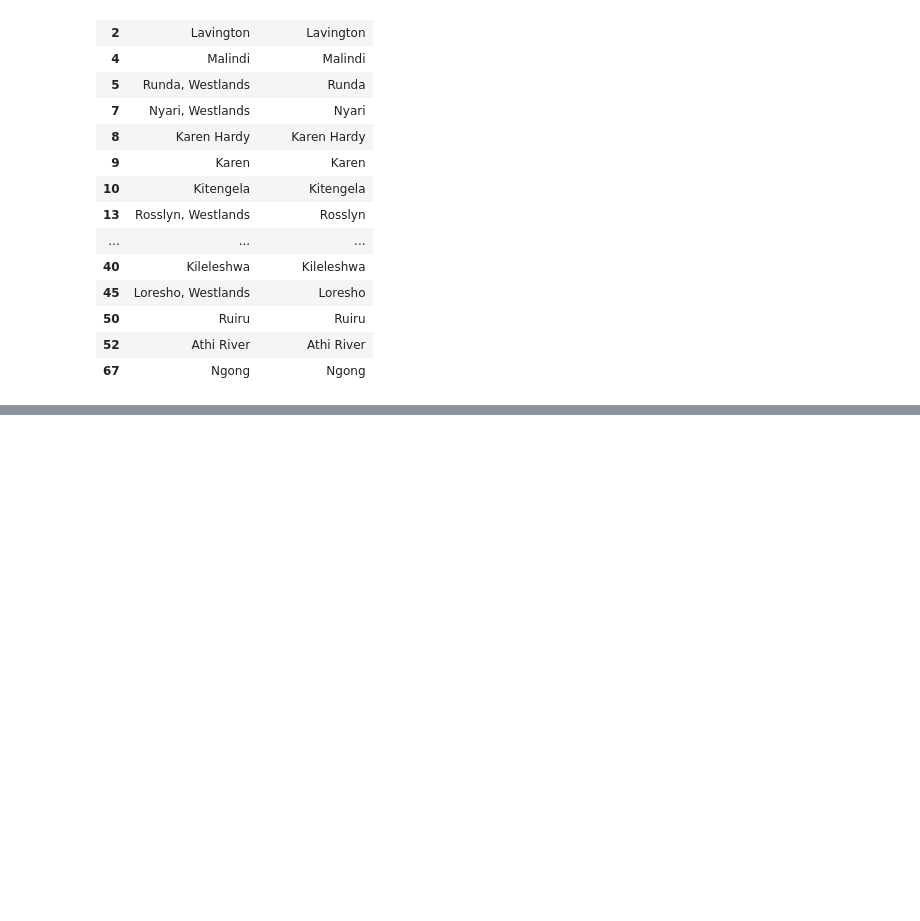
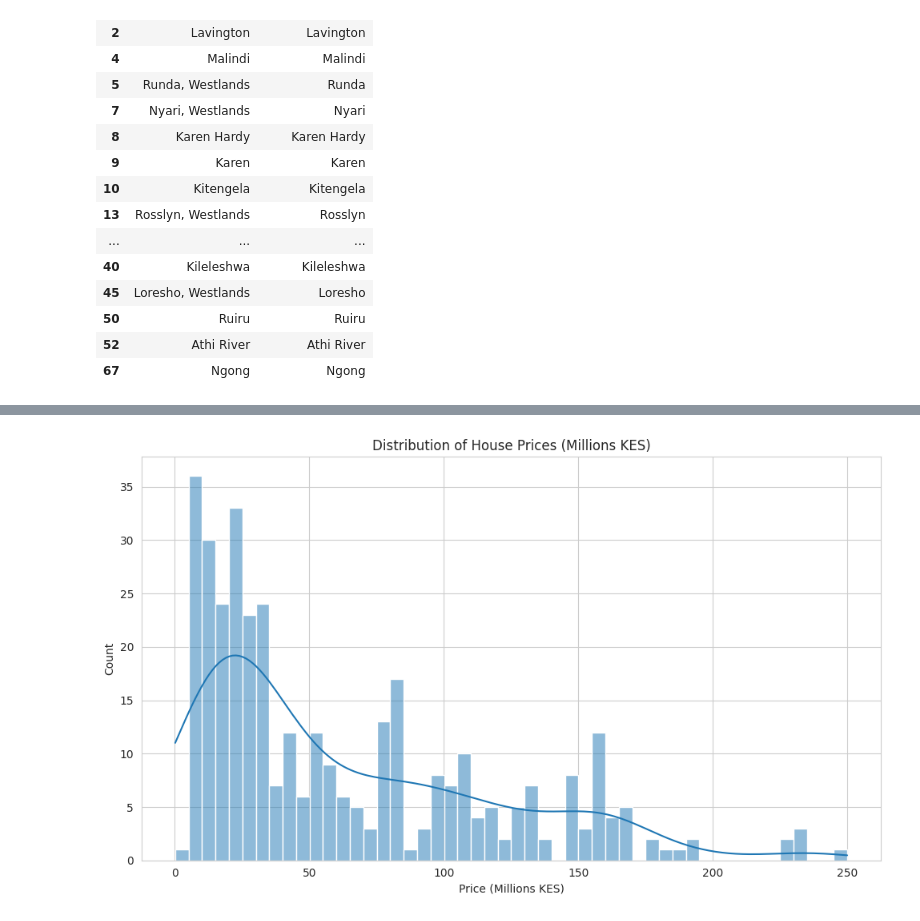
Before and after one commit to Rozieroz/Nairobi-House-Price-Prediction, a Jupyter notebook: notebooks/2_data_cleaning_feature_engineering.ipynb, the cells around one changed output, grey strips where cells are left out. Drawn from its saved outputs; the diff is of its cells as text; code cells hidden in the pictures; blank space fills up the shorter version.

```diff
--- a/notebooks/2_data_cleaning_feature_engineering.ipynb
+++ b/notebooks/2_data_cleaning_feature_engineering.ipynb
@@ -137,9 +134,22 @@ def clean_price(price_str):
         return np.nan
 
 df['Price_Numeric'] = df['Price'].apply(clean_price)
-print(df[['Price', 'Price_Numeric']].head(10))
+
+# convert to millions if price is in millions (e.g., "1.5M" -> 1500000)
+def to_millions(price):
+    if pd.isna(price):
+        return np.nan
+    return price / 1_000_000
+
+df['Price_Millions'] = df['Price_Numeric'].apply(to_millions)
+
+print(df[['Price', 'Price_Numeric', 'Price_Millions']].head(10))
 
 # Drop rows where price couldn't be parsed
 df = df.dropna(subset=['Price_Numeric'])
 print(f"Shape after dropping invalid prices: {df.shape}")
+
+# Check price distribution
+print("Minimum price (Millions KSh):", df['Price_Millions'].min())
+print("Maximum price (Millions KSh):", df['Price_Millions'].max())
 # %% [output]
@@ -324,37 +369,93 @@ df['Bathrooms_Num'] = df['Bathrooms'].apply(extract_number)
 # ===========================================================
 # Basic EDA
 
-# %%
+filename='../reports'
+os.makedirs(filename, exist_ok=True)
+
 # Summary statistics for numeric columns
 df[['Price_Numeric', 'Size_SQM', 'Price_per_SQM', 'Bedrooms_Num', 'Bathrooms_Num', 'Amenity_Count']].describe()
 
-# %%
+
 # Distribution of prices
 plt.figure()
-sns.histplot(df['Price_Numeric'], bins=50, kde=True)
-plt.title('Distribution of House Prices (KES)')
-plt.xlabel('Price (KES)')
+sns.histplot(df['Price_Millions'], bins=50, kde=True)
+plt.title('Distribution of House Prices (Millions KES)')
+plt.xlabel('Price (Millions KES)')
 plt.tight_layout()
 plt.savefig('../reports/price_distribution.png')
 plt.show()
 
-# %%
+
 # Top locations by median price
 top_locs = df.groupby('Location_Clean')['Price_Numeric'].median().sort_values(ascending=False).head(15)
 plt.figure()
 top_locs.plot(kind='bar')
 plt.title('Top 15 Locations by Median Price')
 plt.ylabel('Median Price (KES)')
 plt.tight_layout()
 plt.savefig('../reports/top_locations.png')
 plt.show()
 
-# %%
+
 # Correlation heatmap
 numeric_cols = ['Price_Numeric', 'Size_SQM', 'Bedrooms_Num', 'Bathrooms_Num', 'Amenity_Count', 'Price_per_SQM']
 plt.figure(figsize=(8,6))
 sns.heatmap(df[numeric_cols].corr(), annot=True, cmap='coolwarm')
 plt.title('Correlation Matrix')
 plt.tight_layout()
 plt.savefig('../reports/correlation.png')
 plt.show()
+
+# Price vs Size scatter plot colored by number of bedrooms
+plt.figure(figsize=(10,6))
+sns.scatterplot(
+    data=df,
+    x='Size_SQM',
+    y='Price_Millions',
+    hue='Bedrooms_Num',
+    palette='viridis',
+    alpha=0.7
+)
+plt.title('Price vs Size by Bedrooms')
+plt.xlabel('Size (sqm)')
+plt.ylabel('Price (Millions KSh)')
+plt.legend(title='Bedrooms')
+plt.tight_layout()
+plt.savefig('../reports/price_vs_size_by_bedrooms.png')
+plt.show()
+
+
+# Boxplot of price distribution by top locations
+plt.figure(figsize=(12,6))
+top_locations = df.groupby('Location')['Price_Millions'].median().sort_values(ascending=False).head(15).index
+sns.boxplot(data=df[df['Location'].isin(top_locations)],
+            x='Location', y='Price_Millions')
+plt.xticks(rotation=45)
+plt.title('Price Distribution in Top 15 Locations')
+plt.ylabel('Price (Millions KSh)')
+plt.tight_layout()
+plt.show()
+
+
+# Average price over time (by month-year)
+monthly = df.groupby(['Year','Month'])['Price_Millions'].mean().reset_index()
+monthly['YearMonth'] = monthly['Year'].astype(str) + '-' + monthly['Month'].astype(str)
+
+sns.lineplot(data=monthly, x='YearMonth', y='Price_Millions', marker='o')
+plt.xticks(rotation=45)
+plt.title('Average Price Over Time')
+plt.ylabel('Price (Millions KSh)')
+plt.tight_layout()
+plt.show()
+
+
+# Distribution of property sizes
+plt.figure(figsize=(10,6))
+sns.histplot(df['Size_SQM'], bins=30, kde=True)
+plt.title('Distribution of Property Sizes (sqm)')
+plt.xlabel('Size (sqm)')
+plt.tight_layout()
+plt.savefig('../reports/size_distribution.png')
+plt.show()
+# %% [output]
+[figure, added]
```
Also changed, not shown: parts of 10 cells of this notebook, 7 other files.
